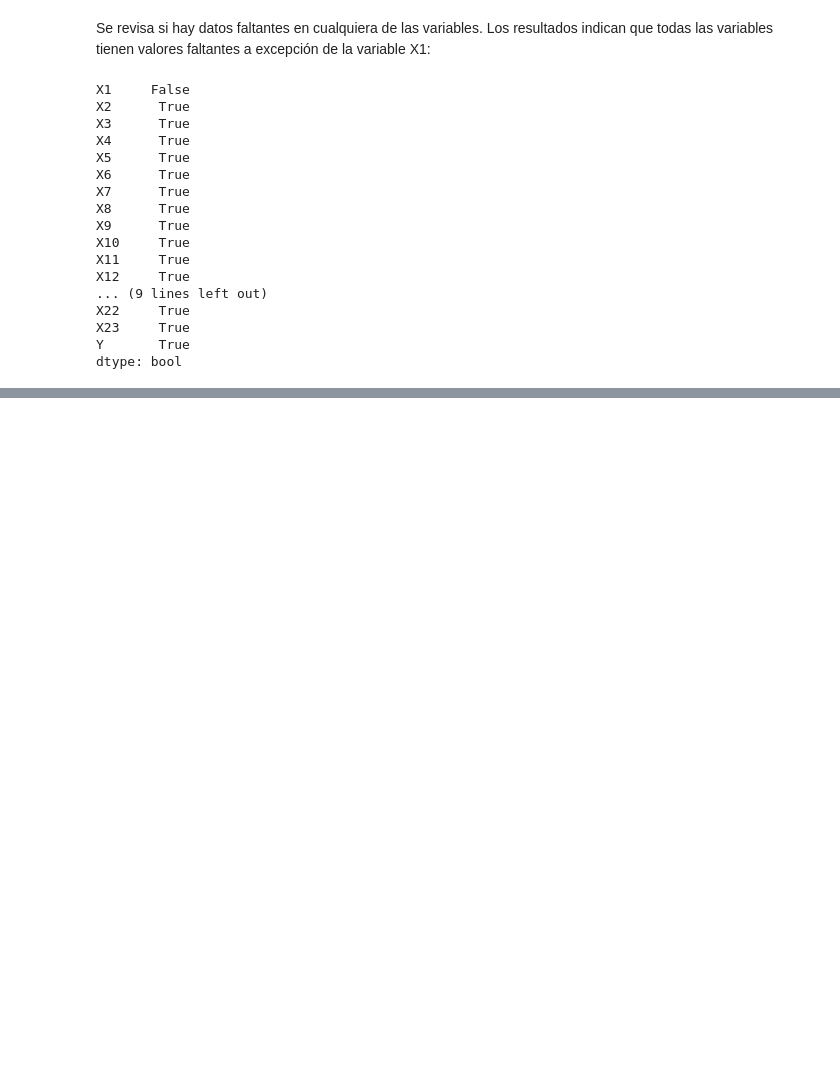
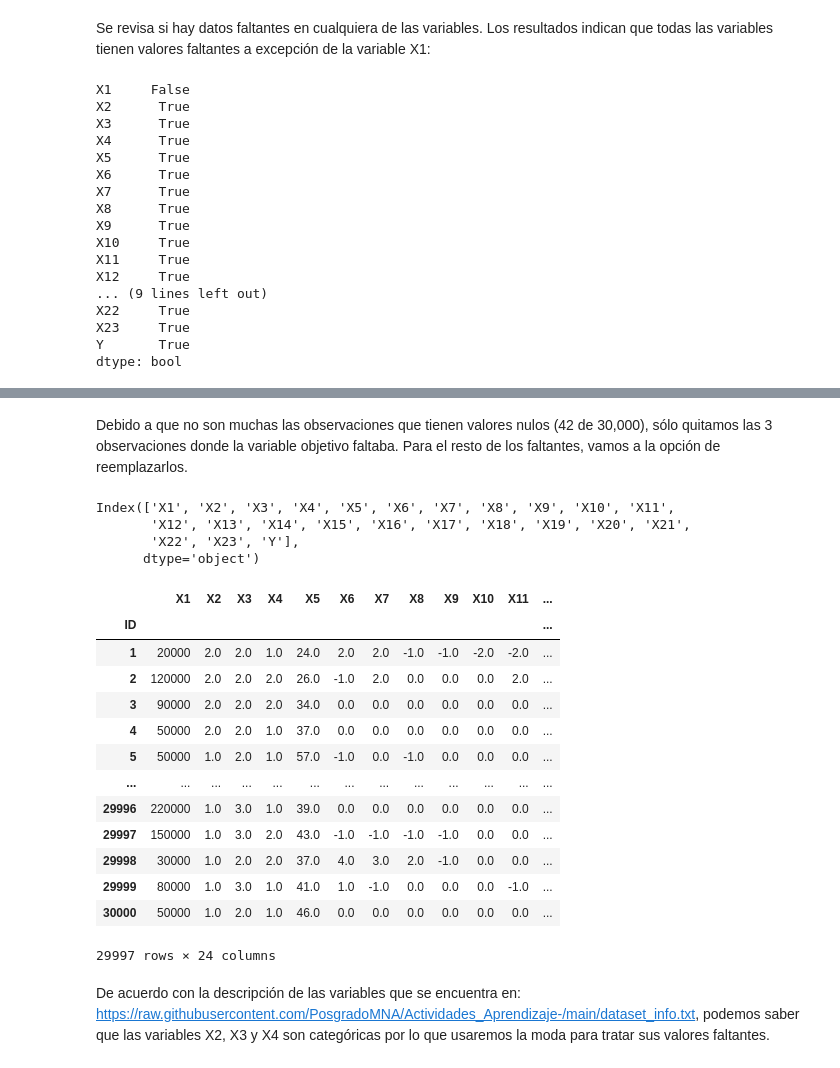
Before and after one commit to PosgradoMNA/actividades-del-projecto-cad_equipo47, a Jupyter notebook: Semana3_Actividad1_Equipo47.ipynb, the cells around one changed output, grey strips where cells are left out. Saved outputs shown, nothing was run; the diff lists cells and outputs as text; code cells hidden in the pictures; blank space fills up the shorter version.

Commit message:
Versión 2 de actividad 1 semana 3
Se agregaron avances

```diff
--- a/Semana3_Actividad1_Equipo47.ipynb
+++ b/Semana3_Actividad1_Equipo47.ipynb
@@ -72,0 +130,29 @@ df_dropna
+# %% [markdown]
+Debido a que no son muchas las observaciones que tienen valores nulos (42 de 30,000), sólo quitamos las 3 observaciones donde la variable objetivo faltaba. Para el resto de los faltantes, vamos a la opción de reemplazarlos.
+# %%
+df.columns
+# %% [output]
+Index(['X1', 'X2', 'X3', 'X4', 'X5', 'X6', 'X7', 'X8', 'X9', 'X10', 'X11',
+       'X12', 'X13', 'X14', 'X15', 'X16', 'X17', 'X18', 'X19', 'X20', 'X21',
+       'X22', 'X23', 'Y'],
+      dtype='object')
+# %%
+df_na_treatment= df.copy().dropna(subset= ['Y'])
+df_na_treatment
+# %% [output]
+|  | X1 | X2 | X3 | X4 | X5 | X6 | X7 | X8 | X9 | X10 | X11 | ... |
+| ID |  |  |  |  |  |  |  |  |  |  |  | ... |
+| 1 | 20000 | 2.0 | 2.0 | 1.0 | 24.0 | 2.0 | 2.0 | -1.0 | -1.0 | -2.0 | -2.0 | ... |
+| 2 | 120000 | 2.0 | 2.0 | 2.0 | 26.0 | -1.0 | 2.0 | 0.0 | 0.0 | 0.0 | 2.0 | ... |
+| 3 | 90000 | 2.0 | 2.0 | 2.0 | 34.0 | 0.0 | 0.0 | 0.0 | 0.0 | 0.0 | 0.0 | ... |
+| 4 | 50000 | 2.0 | 2.0 | 1.0 | 37.0 | 0.0 | 0.0 | 0.0 | 0.0 | 0.0 | 0.0 | ... |
+| 5 | 50000 | 1.0 | 2.0 | 1.0 | 57.0 | -1.0 | 0.0 | -1.0 | 0.0 | 0.0 | 0.0 | ... |
+| ... | ... | ... | ... | ... | ... | ... | ... | ... | ... | ... | ... | ... |
+| 29996 | 220000 | 1.0 | 3.0 | 1.0 | 39.0 | 0.0 | 0.0 | 0.0 | 0.0 | 0.0 | 0.0 | ... |
+| 29997 | 150000 | 1.0 | 3.0 | 2.0 | 43.0 | -1.0 | -1.0 | -1.0 | -1.0 | 0.0 | 0.0 | ... |
+| 29998 | 30000 | 1.0 | 2.0 | 2.0 | 37.0 | 4.0 | 3.0 | 2.0 | -1.0 | 0.0 | 0.0 | ... |
+| 29999 | 80000 | 1.0 | 3.0 | 1.0 | 41.0 | 1.0 | -1.0 | 0.0 | 0.0 | 0.0 | -1.0 | ... |
+| 30000 | 50000 | 1.0 | 2.0 | 1.0 | 46.0 | 0.0 | 0.0 | 0.0 | 0.0 | 0.0 | 0.0 | ... |
+29997 rows × 24 columns
+# %% [markdown]
+De acuerdo con la descripción de las variables que se encuentra en: https://raw.githubusercontent.com/PosgradoMNA/Actividades_Aprendizaje-/main/dataset_info.txt, podemos saber que las variables X2, X3 y X4 son categóricas por lo que usaremos la moda para tratar sus valores faltantes.
```
Also changed, not shown: parts of 11 cells of this notebook.
